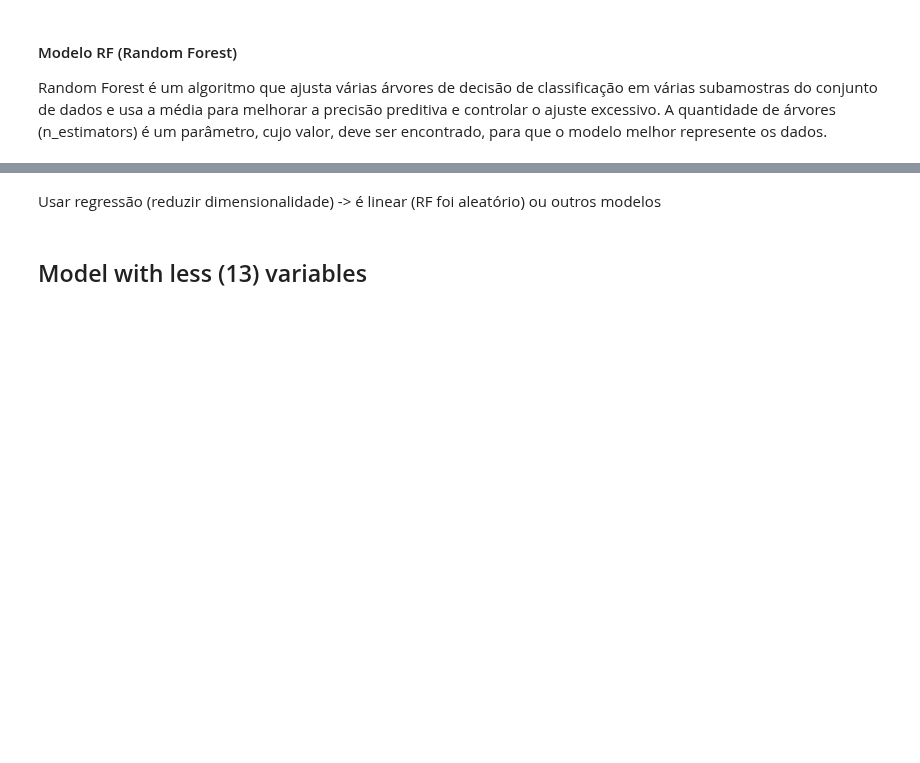
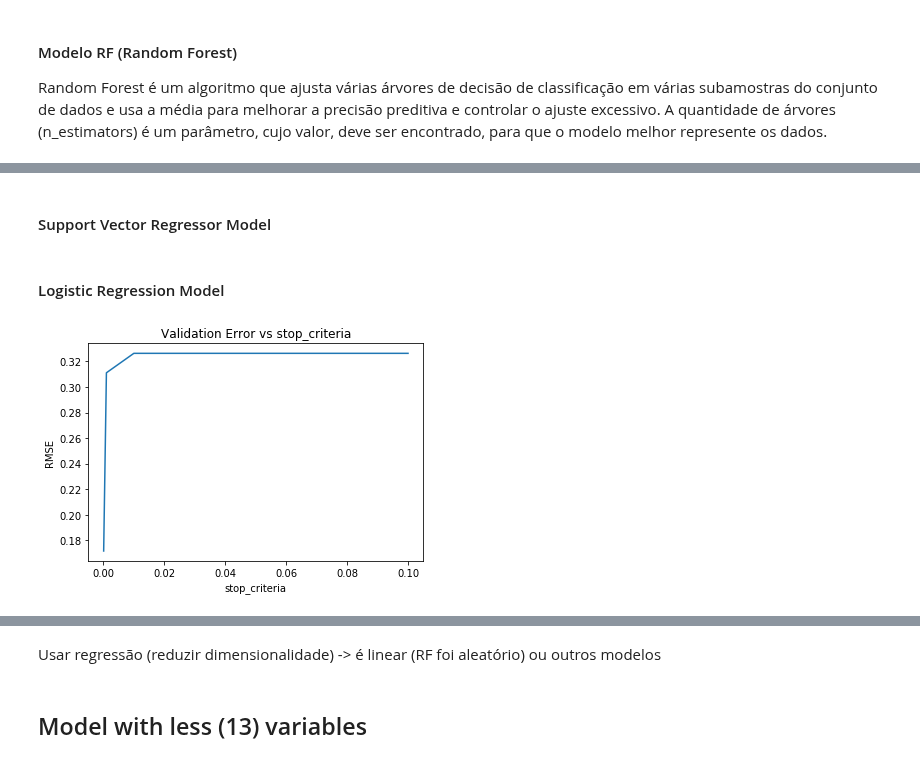
Before and after one commit to veruskasantos/INESProject, a Jupyter notebook: workspace/Data Analysis/FE/Validation.ipynb, the cells around one changed output, grey strips where cells are left out. Cells and saved outputs as stored; diff of their text form; code cells hidden in the pictures; blank space fills up the shorter version.

Commit message:
Testing logistic regression - Data Analysis

```diff
--- a/workspace/Data Analysis/FE/Validation.ipynb
+++ b/workspace/Data Analysis/FE/Validation.ipynb
@@ -39,4 +40,6 @@ integrated_data_path = path + all_data
 df_all_data = pd.read_csv(integrated_data_path)
 # %%
 df_selected_data = pd.read_csv(integrated_data_path)
+# %%
+rows_number = 1000000 #len(df_all_data) #100000
 # %%
@@ -176,3 +122,11 @@ See the caveats in the documentation: http://pandas.pydata.org/pandas-docs/stabl
+# %%
+y = df_all_data['busBunching']
+df_all_data.drop('busBunching', axis=1, inplace=True)
+#df_all_data.drop('headway', axis=1, inplace=True)
+
+X = df_all_data
+
+X_train_all, X_test_all, y_train_all, y_test_all = train_test_split(X, y, test_size=0.5)
 # %% [markdown]
 #### Modelo RF (Random Forest)
 Random Forest é um algoritmo que ajusta várias árvores de decisão de classificação em várias subamostras do conjunto de dados e usa a média para melhorar a precisão preditiva e controlar o ajuste excessivo. A quantidade de árvores (n_estimators) é um parâmetro, cujo valor, deve ser encontrado, para que o modelo melhor represente os dados.
@@ -305,6 +250,8 @@ del X_train_all
 del X_test_all
 del y_train_all
 del y_test_all
+# %% [markdown]
+#### Support Vector Regressor Model
 # %%
 # Support Vector Regressor Model - it takes to long to execute
 
@@ -319,3 +266,14 @@ del y_test_all
 
 # model_svr_all = SVR(C = best_rmse_svr_all)
 # score_svr_all, exec_time_svr_all = train_model(model_svr_all, False)
+# %% [markdown]
+#### Logistic Regression Model
+# %%
+stop_criteria = [0.1, 0.01, 0.001, 0.0001]
+cv_lr_rmse = [rmse_cv(LogisticRegression(tol = t, n_jobs=8), X_train_all, y_train_all).mean()
+            for t in stop_criteria]
+
+series = pd.Series(cv_lr_rmse, index = stop_criteria)
+plot_rmse_param(series, "stop_criteria")
+# %% [output]
+[figure, added]
```
Also changed, not shown: parts of 39 cells of this notebook.
